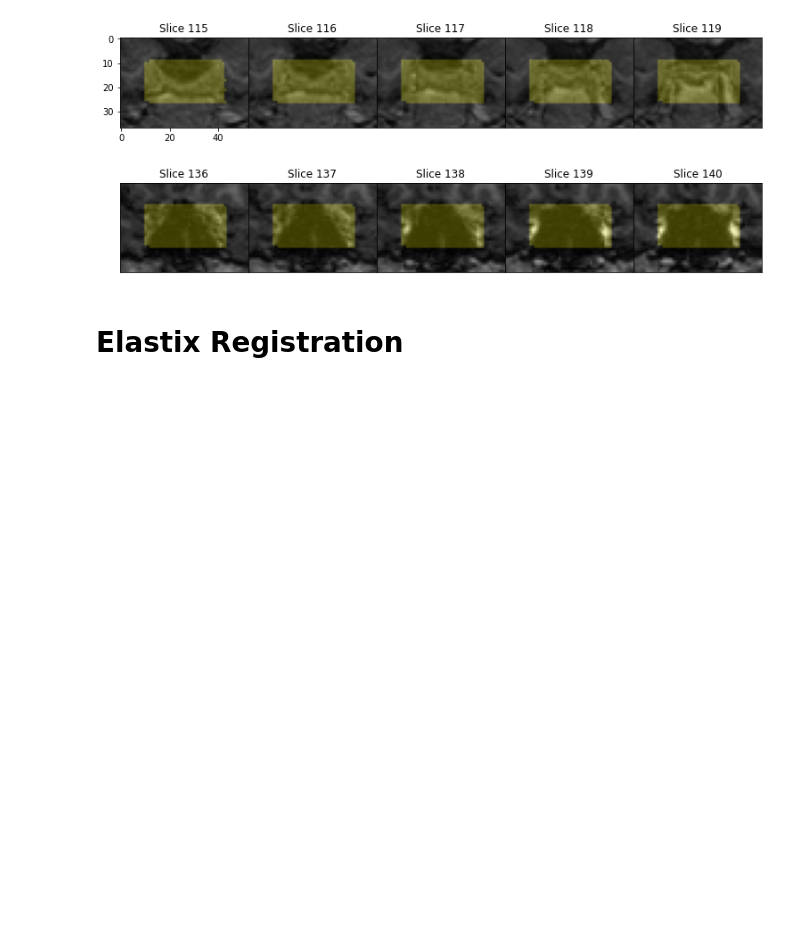
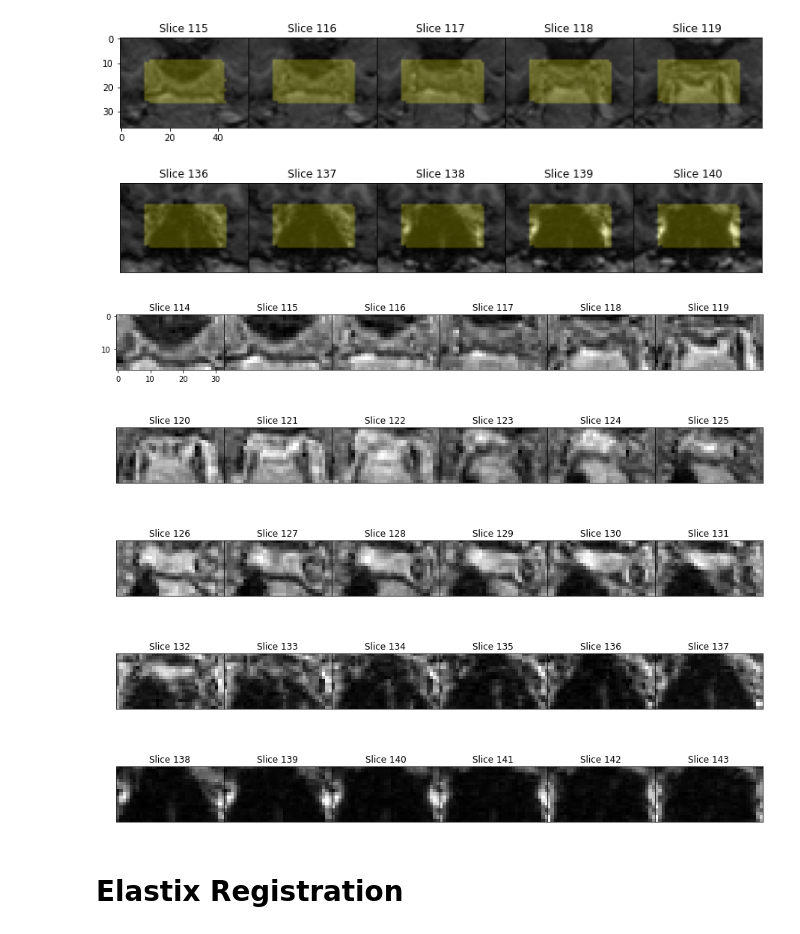
Before and after one commit to RGologorsky/DeepPit, a Jupyter notebook: 0 - Affine Alignment.ipynb, the cells around one changed output. Saved outputs shown, nothing was run; the diff lists cells and outputs as text; code cells hidden in the pictures; blank space fills up the shorter version.

```diff
--- a/0 - Affine Alignment.ipynb
+++ b/0 - Affine Alignment.ipynb
@@ -163,6 +163,16 @@ viz_axis(sitk2np(input_obj), cmap0="gray",
         grid = [2, 5], hspace=0.3, fig_mult=2)
 # %% [output]
 [figure]
+# %%
+slice_range = lrange(114, 144)
+viz_axis(sitk2np(input_obj), cmap0="gray",
+        crop_coords = input_bbox_coords, crop_extra=0,
+        #bin_mask_arr = input_mask_arr, color1 = "yellow", alpha1=0.3,
+        slices=slice_range, fixed_axis=1, \
+        axis_fn = np.rot90, \
+        grid = [5, 6], hspace=0.3, fig_mult=2)
+# %% [output]
+[figure, added]
 # %% [markdown]
 # Elastix Registration
 # %% [markdown]
```
Also changed, not shown: parts of 44 cells of this notebook.
